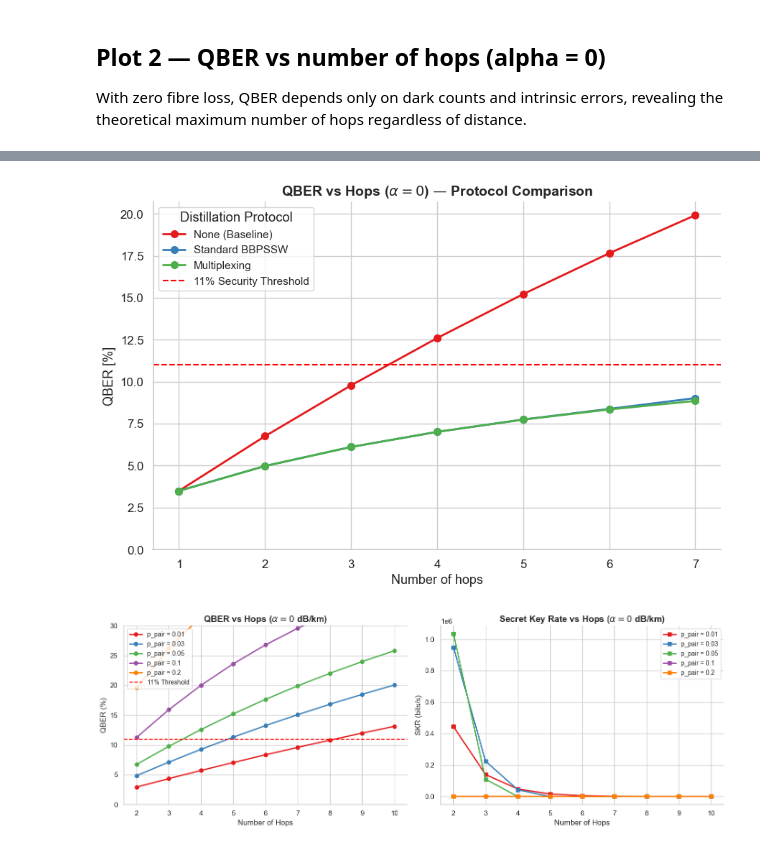
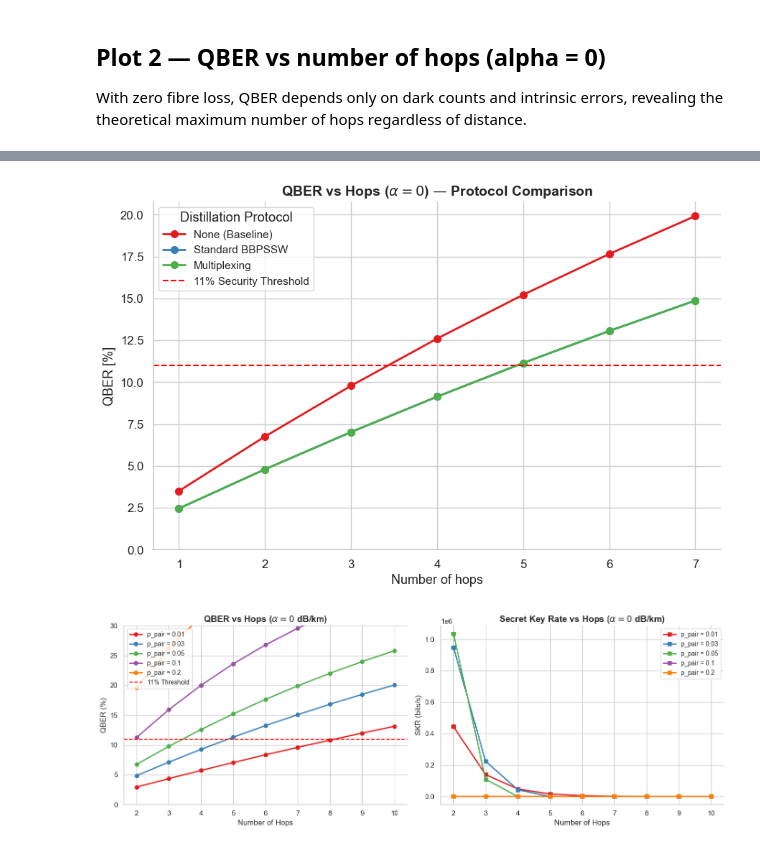
Before and after one commit to lucamar91/qkd_networks, a Jupyter notebook: analysis_plots_dist.ipynb, the cells around one changed output, grey strips where cells are left out. Saved outputs shown, nothing was run; the diff lists cells and outputs as text; code cells hidden in the pictures.

```diff
--- a/analysis_plots_dist.ipynb
+++ b/analysis_plots_dist.ipynb
@@ -414,37 +414,37 @@ def plot_qber_vs_hops_all_dist(net, source=0, max_hops=None):
         )
 
         # Calculate metrics for the representative paths
-        qbers = [net_eval.calculate_metrics(rep_by_hops[h])[1] * 100
+        qbers = [net_eval.calculate_metrics_dbs(rep_by_hops[h])[1] * 100
                  for h in hop_counts]
 
         ax.plot(hop_counts, qbers, marker='o', linewidth=2,
                 color=palette[idx], markersize=7, label=labels[idx])
 
     # 5. Graph Formatting
     ax.axhline(QBER_THRESHOLD * 100, color='red', linewidth=1.5,
                linestyle='--', label='11% Security Threshold')
 
     ax.set_xlabel('Number of hops', fontsize=13)
     ax.set_ylabel('QBER [%]', fontsize=13)
     ax.set_title(r'QBER vs Hops ($\alpha = 0$) — Protocol Comparison', fontsize=14, fontweight='bold')
     ax.set_xticks(hop_counts)
     ax.set_xlim(min(hop_counts) - 0.3, max(hop_counts) + 0.3)
 
     # Start Y-axis at 0 for cleaner visual representation of error
     ax.set_ylim(bottom=0)
 
     ax.legend(title='Distillation Protocol', frameon=True, fontsize=11)
     sns.despine()
     plt.tight_layout()
 
     # Save the file (forced to pdf to avoid OS bugs)
     plt.savefig('plots/plot2_qber_vs_hops_comparison.pdf', format='pdf', bbox_inches='tight')
     plt.show()
 
 # Run the function
 plot_qber_vs_hops_all_dist(net_city, source=SOURCE, max_hops=12)
 # %% [output]
-[figure, old version]
+[figure, new version]
 # %%
 # ---------------------------------------------------------------------------
 # CELL: Parameter Sweep for p_pair Tradeoff (alpha = 0)
```
Also changed, not shown: parts of 2 cells of this notebook, 2 other files.
